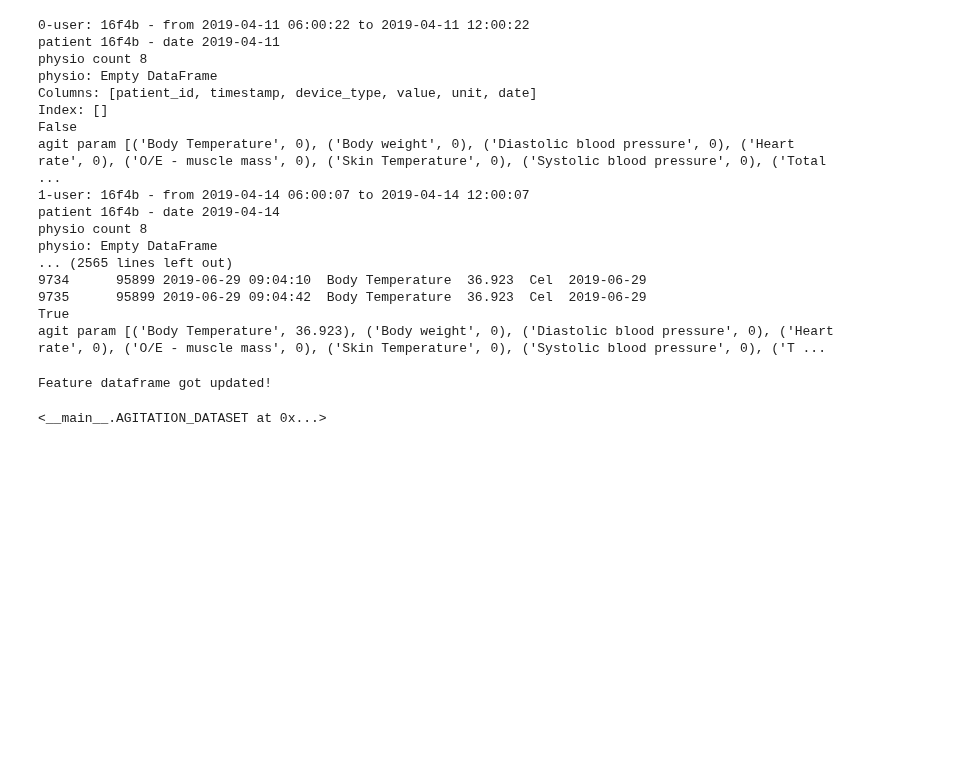
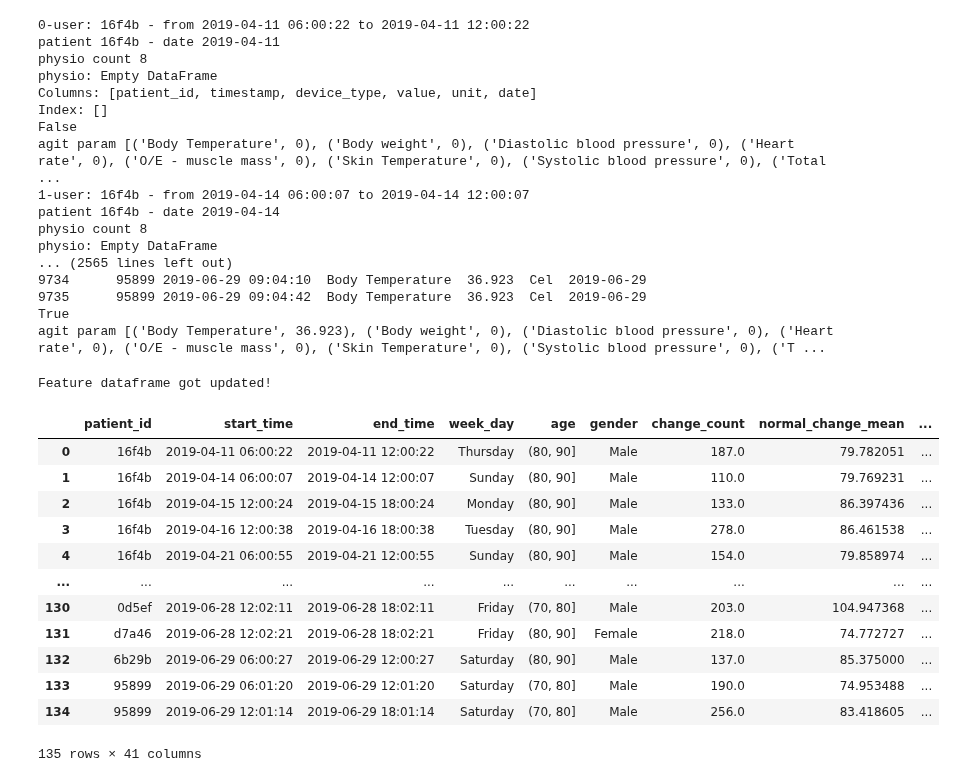
Before and after one commit to gkianfar/S4, a Jupyter notebook: tihm_featureExtraction.ipynb, the cells around one changed output. Cells and saved outputs as stored; diff of their text form; code cells hidden in the pictures; blank space fills up the shorter version.

Commit message:
demographics and week days added to the features

```diff
--- a/tihm_featureExtraction.ipynb
+++ b/tihm_featureExtraction.ipynb
@@ -128,3 +121,13 @@ if 'date' in df.columns:
 #physiology_df = gen_date_col(df,tcol='timestamp')
 
 sleep_patients = np.unique(sleep_df['patient_id'])
+# %%
+f = 'Demographics.csv'
+fpth = os.path.join(DPATH,f)
+demographics_df = pd.read_csv(fpth)
+for col in demographics_df.columns:
+    demographics_df[col] = correct_col_type(demographics_df,col)
+if 'date' in demographics_df.columns:
+    demographics_df = demographics_df.rename(columns={'date':'timestamp'})
+    demographics_df['timestamp'] = pd.to_datetime(demographics_df['timestamp'])
+    demographics_df['date'] = demographics_df['timestamp'].dt.date
@@ -157,6 +180,8 @@ agitation_dataset = []
 # Iterate through each patient_id, start_time, and end_time
 for index, (patient_id, start_time, end_time) in enumerate(zip(agitation_patientID, agitation_startTime, agitation_endTime)):
     print(f'{index}-user: {patient_id} - from {start_time} to {end_time}')
+    age = demographics_df['age'][demographics_df['patient_id'] == patient_id].tolist()[0]
+    gender = demographics_df['sex'][demographics_df['patient_id'] == patient_id].tolist()[0]
     # Filter the DataFrame for the current patient and time range
     filtered_df = activity_df[(activity_df['patient_id'] == patient_id) &
                             (activity_df['timestamp'] >= start_time) &
@@ -206,7 +231,9 @@ for index, (patient_id, start_time, end_time) in enumerate(zip(agitation_patient
 
     print(f'agit param {agit_params}')
 
-    agitation_dataset.append([patient_id, start_time, end_time, agit_activity, non_agit_activity, agit_params])
+
+    agitation_dataset.append([patient_id, start_time, end_time,
+                              agit_activity, non_agit_activity, agit_params,age,gender])
 # %% [output]
 0-user: 16f4b - from 2019-04-11 06:00:22 to 2019-04-11 12:00:22
 patient 16f4b - date 2019-04-11
@@ -235,6 +262,9 @@ class AGITATION_DATASET():
     self.agitation_activity = [agitation_dataset[i][3] for i in range(num_samples) ]
     self.non_agitation = [agitation_dataset[i][4] for i in range(num_samples) ]
     self.agitation_params = [agitation_dataset[i][5] for i in range(num_samples) ]
+    self.age = [agitation_dataset[i][6] for i in range(num_samples) ]
+    self.gender = [agitation_dataset[i][7] for i in range(num_samples) ]
+    # Initiate the dataframe with basic informations
     self.init_df()
     self.location_names = location_names
     self.location_columns = []
@@ -250,8 +280,10 @@ class AGITATION_DATASET():
   def __len__(self):
     return len(self.patient_id)
   def init_df(self):
-    self.feature_df = pd.DataFrame(np.column_stack((self.patient_id, self.start_time, self.end_time)),
-                       columns=['patient_id', 'start_time', 'end_time'])
+    self.week_day = pd.Series(self.end_time).dt.day_name().tolist()
+    self.feature_df = pd.DataFrame(np.column_stack((self.patient_id,
+                      self.start_time, self.end_time, self.week_day, self.age, self.gender)),
+                       columns=['patient_id', 'start_time', 'end_time', 'week_day','age', 'gender'])
   def activity_change(self, inplace = True):
     activity_change = []
     for index in range(self.__len__()):
@@ -345,6 +377,9 @@ class AGITATION_DATASET():
     else:
       return physiology_df
 
+  def save_df(self,path):
+    self.feature_df.to_csv(path)
+
 
 
 
@@ -354,6 +389,20 @@ agitation_df = AGITATION_DATASET(agitation_dataset,
                                  physiology_df['device_type'].unique())
 # %%
 agitation_df.feature_extraction()
+agitation_df.feature_df
 # %% [output]
 Feature dataframe got updated!
+|  | patient_id | start_time | end_time | week_day | age | gender | change_count | normal_change_mean | ... |
+| 0 | 16f4b | 2019-04-11 06:00:22 | 2019-04-11 12:00:22 | Thursday | (80, 90] | Male | 187.0 | 79.782051 | ... |
+| 1 | 16f4b | 2019-04-14 06:00:07 | 2019-04-14 12:00:07 | Sunday | (80, 90] | Male | 110.0 | 79.769231 | ... |
+| 2 | 16f4b | 2019-04-15 12:00:24 | 2019-04-15 18:00:24 | Monday | (80, 90] | Male | 133.0 | 86.397436 | ... |
+| 3 | 16f4b | 2019-04-16 12:00:38 | 2019-04-16 18:00:38 | Tuesday | (80, 90] | Male | 278.0 | 86.461538 | ... |
+| 4 | 16f4b | 2019-04-21 06:00:55 | 2019-04-21 12:00:55 | Sunday | (80, 90] | Male | 154.0 | 79.858974 | ... |
+| ... | ... | ... | ... | ... | ... | ... | ... | ... | ... |
+| 130 | 0d5ef | 2019-06-28 12:02:11 | 2019-06-28 18:02:11 | Friday | (70, 80] | Male | 203.0 | 104.947368 | ... |
+| 131 | d7a46 | 2019-06-28 12:02:21 | 2019-06-28 18:02:21 | Friday | (80, 90] | Female | 218.0 | 74.772727 | ... |
+| 132 | 6b29b | 2019-06-29 06:00:27 | 2019-06-29 12:00:27 | Saturday | (80, 90] | Male | 137.0 | 85.375000 | ... |
+| 133 | 95899 | 2019-06-29 06:01:20 | 2019-06-29 12:01:20 | Saturday | (70, 80] | Male | 190.0 | 74.953488 | ... |
+| 134 | 95899 | 2019-06-29 12:01:14 | 2019-06-29 18:01:14 | Saturday | (70, 80] | Male | 256.0 | 83.418605 | ... |
+135 rows × 41 columns
 # %%
@@ -361,4 +409,0 @@ agitation_df.feature_df.to_csv('features.csv')
-# %%
-agitation_df
-# %% [output]
-<__main__.AGITATION_DATASET at 0x...>
```
Also changed, not shown: parts of 3 cells of this notebook.
